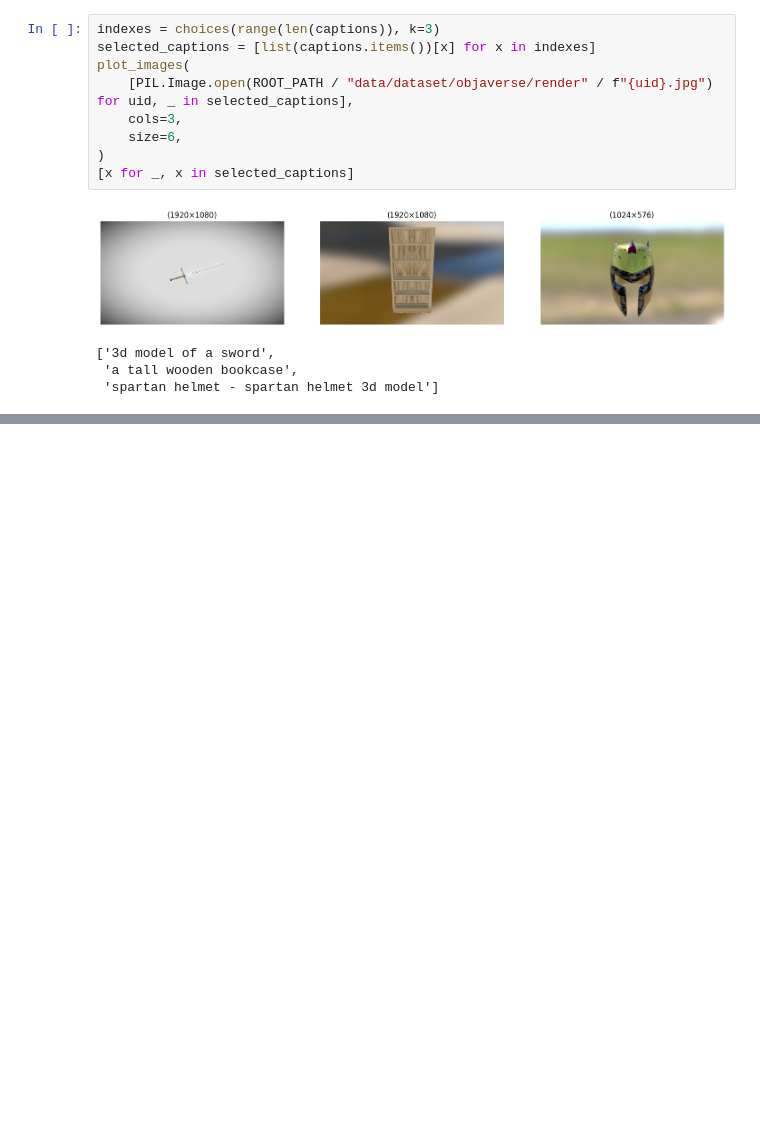
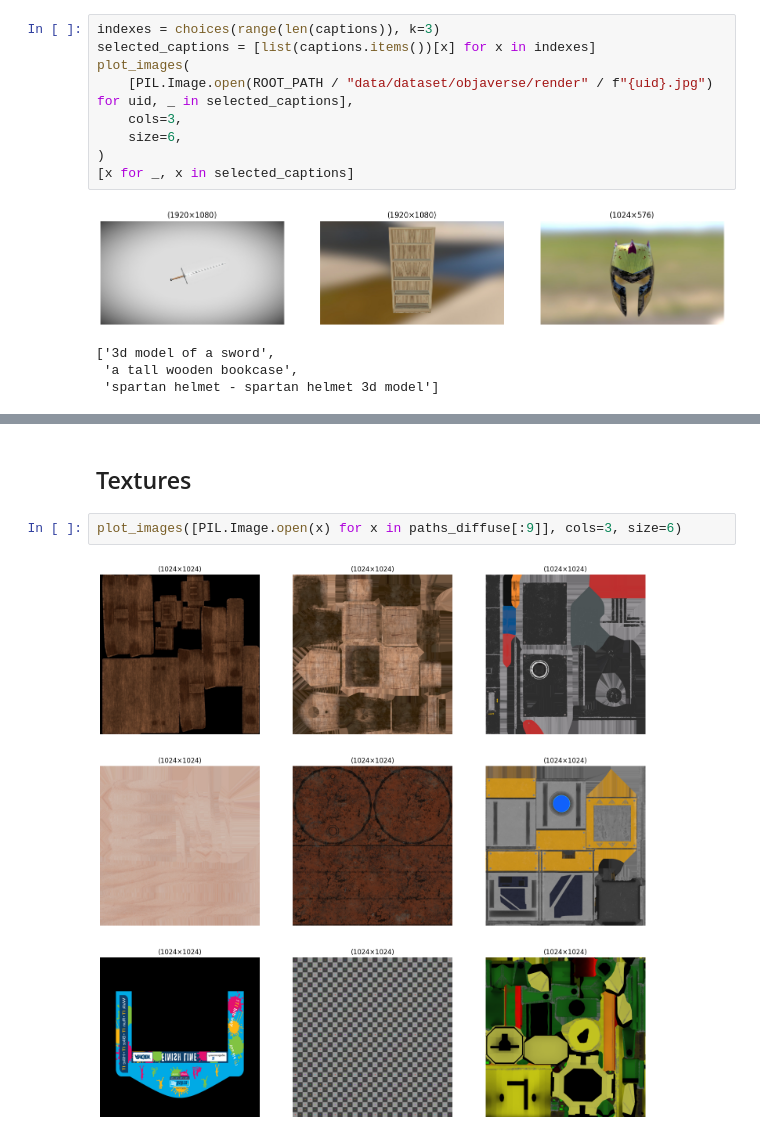
Before and after one commit to MrPio/Texture-Anything, a Jupyter notebook: 4-enhance_dataset/4.2-Preview_Captions.ipynb, the cells around one changed output, grey strips where cells are left out. Drawn from its saved outputs; the diff is of its cells as text; blank space fills up the shorter version.

```diff
--- a/4-enhance_dataset/4.2-Preview_Captions.ipynb
+++ b/4-enhance_dataset/4.2-Preview_Captions.ipynb
@@ -71,0 +69,6 @@ plot_images(
+# %% [markdown]
+## Textures
+# %%
+plot_images([PIL.Image.open(x) for x in paths_diffuse[:9]], cols=3, size=6)
+# %% [output]
+[figure, added]
```
Also changed, not shown: parts of 5 cells of this notebook, 6 other files.
